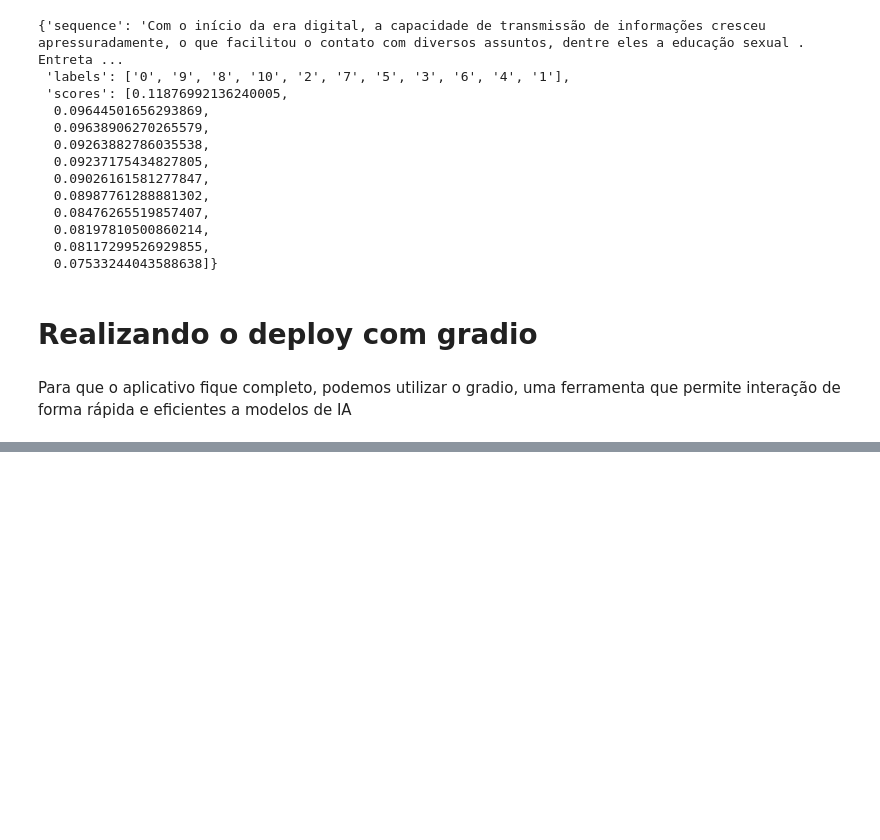
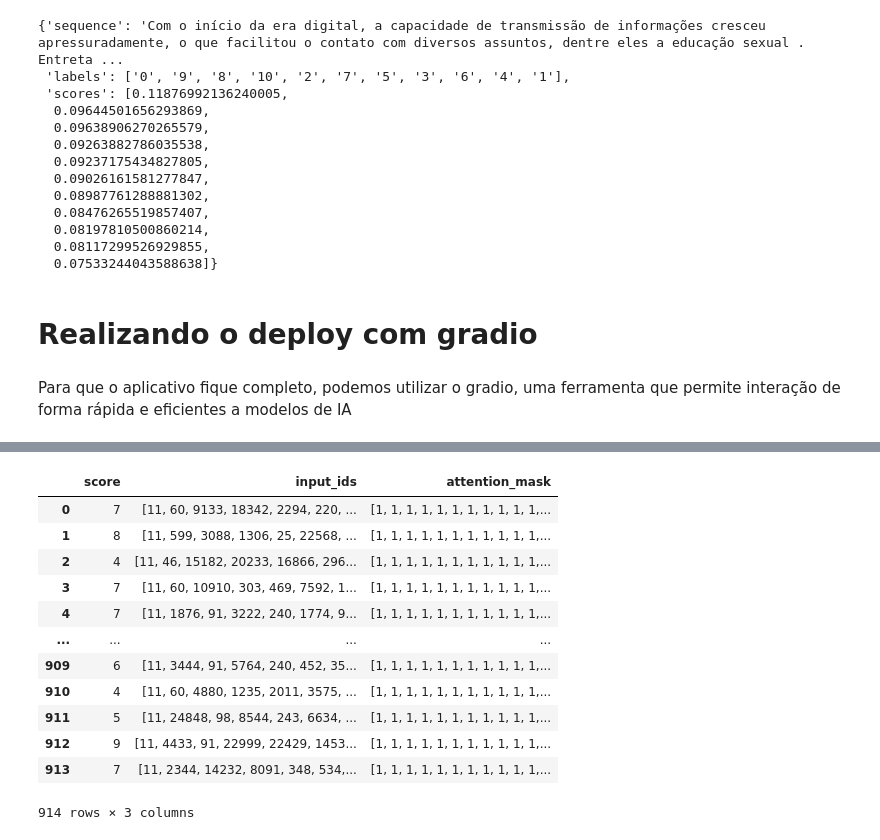
Before and after one commit to marcoamolinaro/machine-learning-alura, a Jupyter notebook: NLP_HuggingFace_Transferindo_Aprendizado_Modelos_NLP/Projeto_inicial_Transferência_de_aprendizado_com_Hugging_Face.ipynb, the cells around one changed output, grey strips where cells are left out. Saved outputs shown, nothing was run; the diff lists cells and outputs as text; code cells hidden in the pictures; blank space fills up the shorter version.

```diff
--- a/NLP_HuggingFace_Transferindo_Aprendizado_Modelos_NLP/Projeto_inicial_Transferência_de_aprendizado_com_Hugging_Face.ipynb
+++ b/NLP_HuggingFace_Transferindo_Aprendizado_Modelos_NLP/Projeto_inicial_Transferência_de_aprendizado_com_Hugging_Face.ipynb
@@ -75,0 +255,16 @@ This share link expires in 1 week. For free permanent hosting and GPU upgrades,
+# %%
+dataset_tokenizado['teste'].to_pandas()
+# %% [output]
+|  | score | input_ids | attention_mask |
+| 0 | 7 | [11, 60, 9133, 18342, 2294, 220, ... | [1, 1, 1, 1, 1, 1, 1, 1, 1, 1, 1,... |
+| 1 | 8 | [11, 599, 3088, 1306, 25, 22568, ... | [1, 1, 1, 1, 1, 1, 1, 1, 1, 1, 1,... |
+| 2 | 4 | [11, 46, 15182, 20233, 16866, 296... | [1, 1, 1, 1, 1, 1, 1, 1, 1, 1, 1,... |
+| 3 | 7 | [11, 60, 10910, 303, 469, 7592, 1... | [1, 1, 1, 1, 1, 1, 1, 1, 1, 1, 1,... |
+| 4 | 7 | [11, 1876, 91, 3222, 240, 1774, 9... | [1, 1, 1, 1, 1, 1, 1, 1, 1, 1, 1,... |
+| ... | ... | ... | ... |
+| 909 | 6 | [11, 3444, 91, 5764, 240, 452, 35... | [1, 1, 1, 1, 1, 1, 1, 1, 1, 1, 1,... |
+| 910 | 4 | [11, 60, 4880, 1235, 2011, 3575, ... | [1, 1, 1, 1, 1, 1, 1, 1, 1, 1, 1,... |
+| 911 | 5 | [11, 24848, 98, 8544, 243, 6634, ... | [1, 1, 1, 1, 1, 1, 1, 1, 1, 1, 1,... |
+| 912 | 9 | [11, 4433, 91, 22999, 22429, 1453... | [1, 1, 1, 1, 1, 1, 1, 1, 1, 1, 1,... |
+| 913 | 7 | [11, 2344, 14232, 8091, 348, 534,... | [1, 1, 1, 1, 1, 1, 1, 1, 1, 1, 1,... |
+914 rows × 3 columns
```
Also changed, not shown: parts of 32 cells of this notebook.
